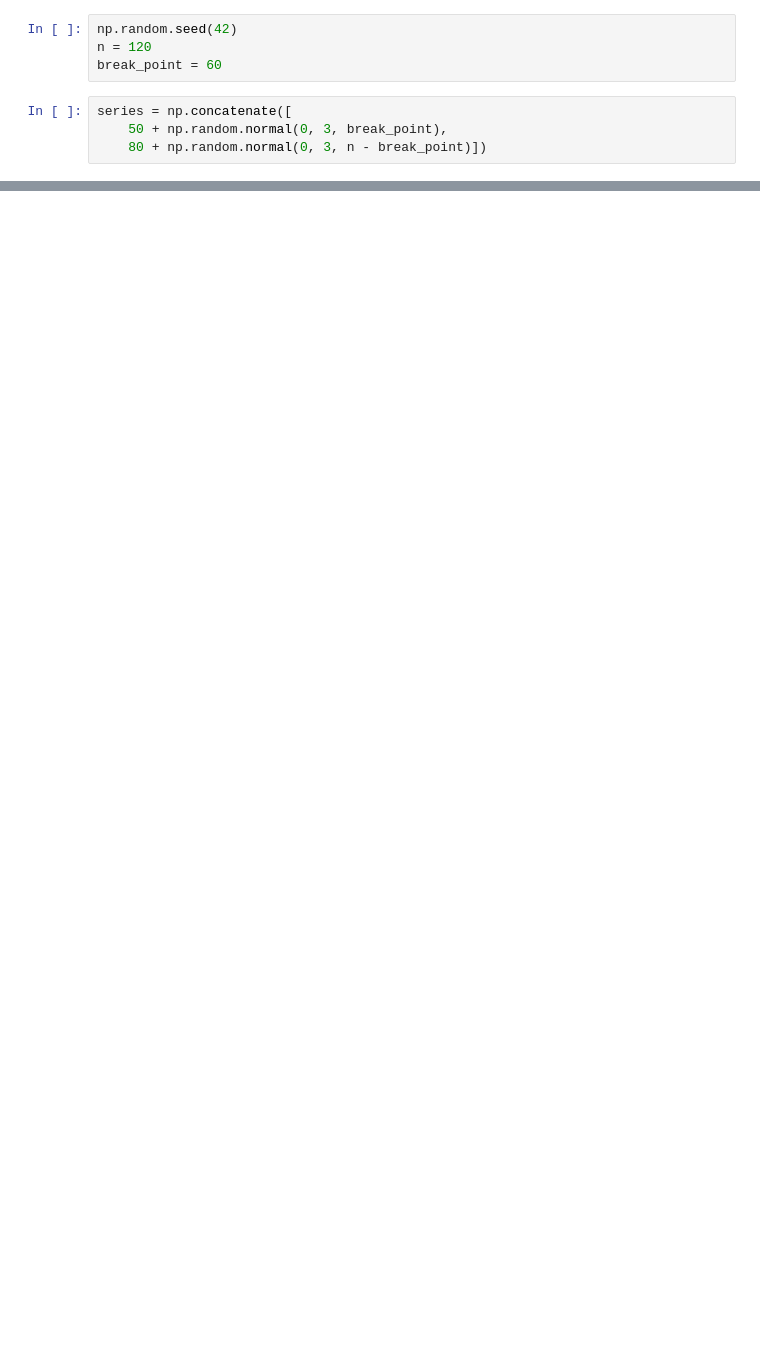
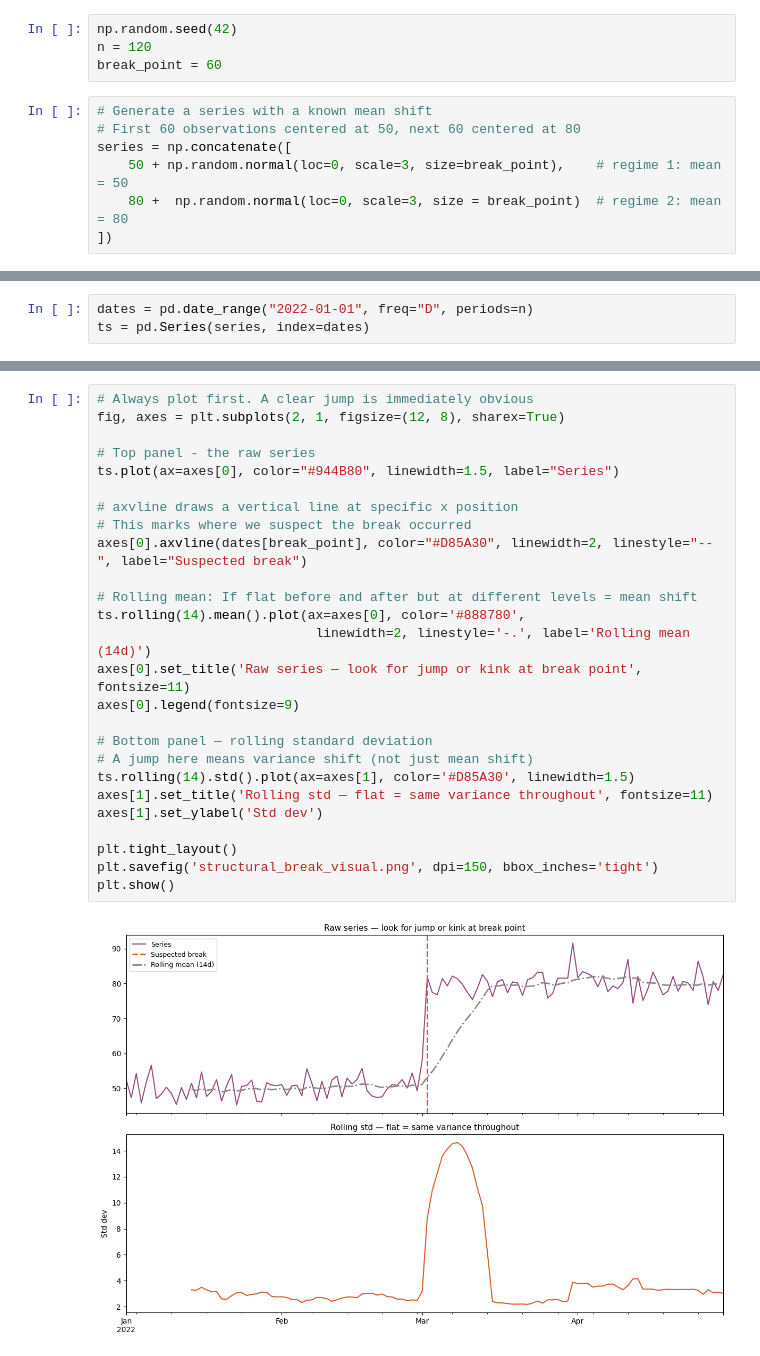
Before and after one commit to MuhammadFanik/Time-Series-for-Machine-Learning-Data-Science, a Jupyter notebook: 1-Time-series-analysis/7-Structural Breaks.ipynb, the cells around one changed output, grey strips where cells are left out. Cells and saved outputs as stored; diff of their text form; blank space fills up the shorter version.

```diff
--- a/1-Time-series-analysis/7-Structural Breaks.ipynb
+++ b/1-Time-series-analysis/7-Structural Breaks.ipynb
@@ -100,6 +15,9 @@ np.random.seed(42)
 n = 120
 break_point = 60
 # %%
+# Generate a series with a known mean shift
+# First 60 observations centered at 50, next 60 centered at 80
 series = np.concatenate([
-    50 + np.random.normal(0, 3, break_point),
-    80 + np.random.normal(0, 3, n - break_point)])
+    50 + np.random.normal(loc=0, scale=3, size=break_point),    # regime 1: mean = 50
+    80 +  np.random.normal(loc=0, scale=3, size = break_point)  # regime 2: mean = 80
+])
@@ -154,0 +24,3 @@ plt.show()
+# %%
+dates = pd.date_range("2022-01-01", freq="D", periods=n)
+ts = pd.Series(series, index=dates)
@@ -154,0 +44,28 @@ plt.show()
+# %%
+# Always plot first. A clear jump is immediately obvious
+fig, axes = plt.subplots(2, 1, figsize=(12, 8), sharex=True)
+
+# Top panel - the raw series
+ts.plot(ax=axes[0], color="#944B80", linewidth=1.5, label="Series")
+
+# axvline draws a vertical line at specific x position
+# This marks where we suspect the break occurred
+axes[0].axvline(dates[break_point], color="#D85A30", linewidth=2, linestyle="--", label="Suspected break")
+
+# Rolling mean: If flat before and after but at different levels = mean shift
+ts.rolling(14).mean().plot(ax=axes[0], color='#888780',
+                            linewidth=2, linestyle='-.', label='Rolling mean (14d)')
+axes[0].set_title('Raw series — look for jump or kink at break point', fontsize=11)
+axes[0].legend(fontsize=9)
+
+# Bottom panel — rolling standard deviation
+# A jump here means variance shift (not just mean shift)
+ts.rolling(14).std().plot(ax=axes[1], color='#D85A30', linewidth=1.5)
+axes[1].set_title('Rolling std — flat = same variance throughout', fontsize=11)
+axes[1].set_ylabel('Std dev')
+
+plt.tight_layout()
+plt.savefig('structural_break_visual.png', dpi=150, bbox_inches='tight')
+plt.show()
+# %% [output]
+[figure, added]
```
Also changed, not shown: parts of 43 cells of this notebook, 4 other files.
